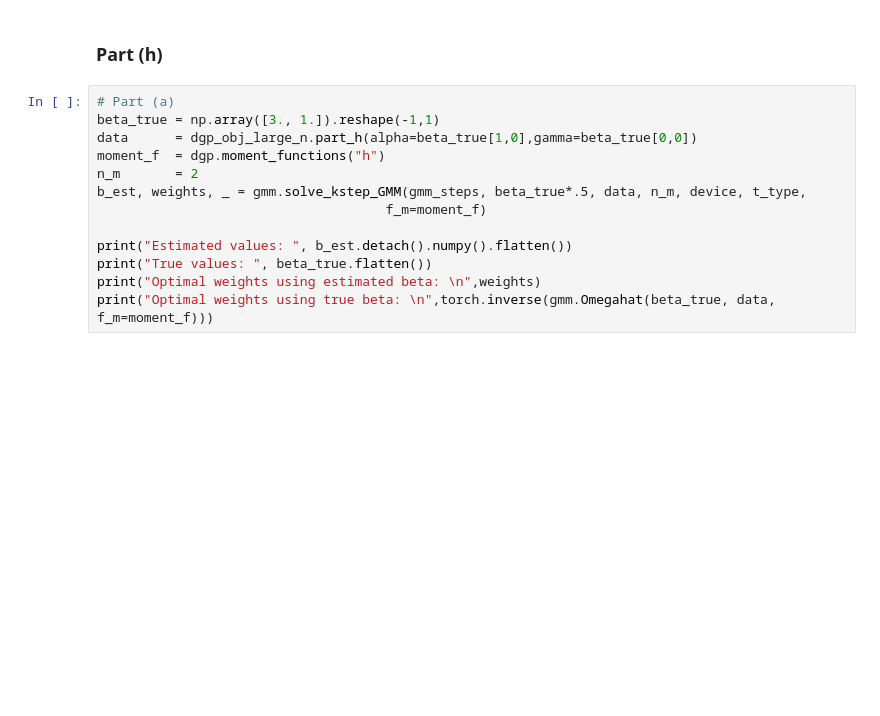
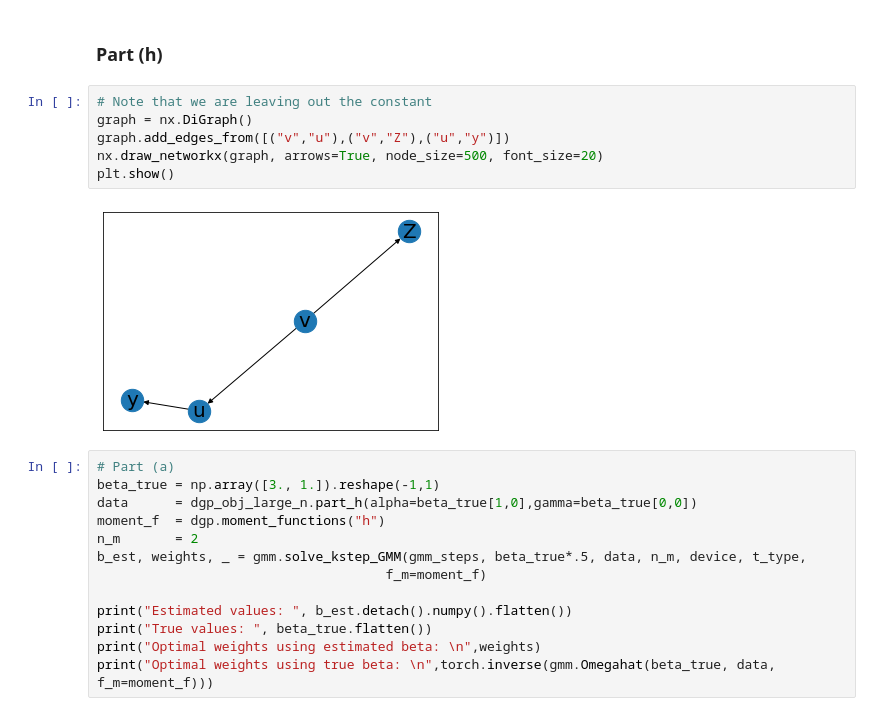
Before and after one commit to skjorlien/ARE212_ProblemSets, a Jupyter notebook: PS3/Q1/Question 1.ipynb, the cells around one changed output. Saved outputs shown, nothing was run; the diff lists cells and outputs as text; blank space fills up the shorter version.

```diff
--- a/PS3/Q1/Question 1.ipynb
+++ b/PS3/Q1/Question 1.ipynb
@@ -291,6 +291,14 @@ Optimal weights using true beta:
         [-0.0753,  0.0110,  0.3878]], dtype=torch.float64)
 # %% [markdown]
 ### Part (h)
+# %%
+# Note that we are leaving out the constant
+graph = nx.DiGraph()
+graph.add_edges_from([("v","u"),("v","Z"),("u","y")])
+nx.draw_networkx(graph, arrows=True, node_size=500, font_size=20)
+plt.show()
+# %% [output]
+[figure, added]
 # %%
 # Part (a)
 beta_true = np.array([3., 1.]).reshape(-1,1)
```
